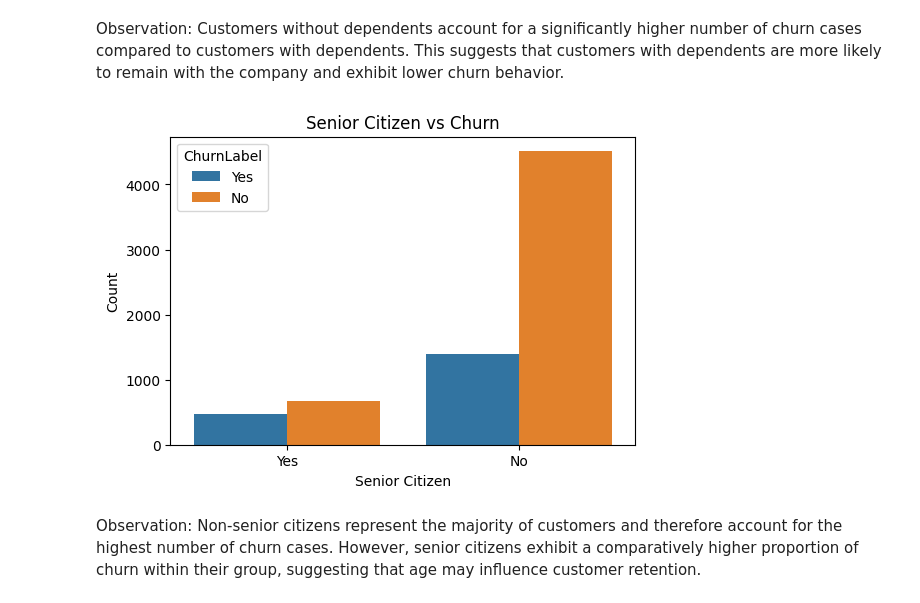
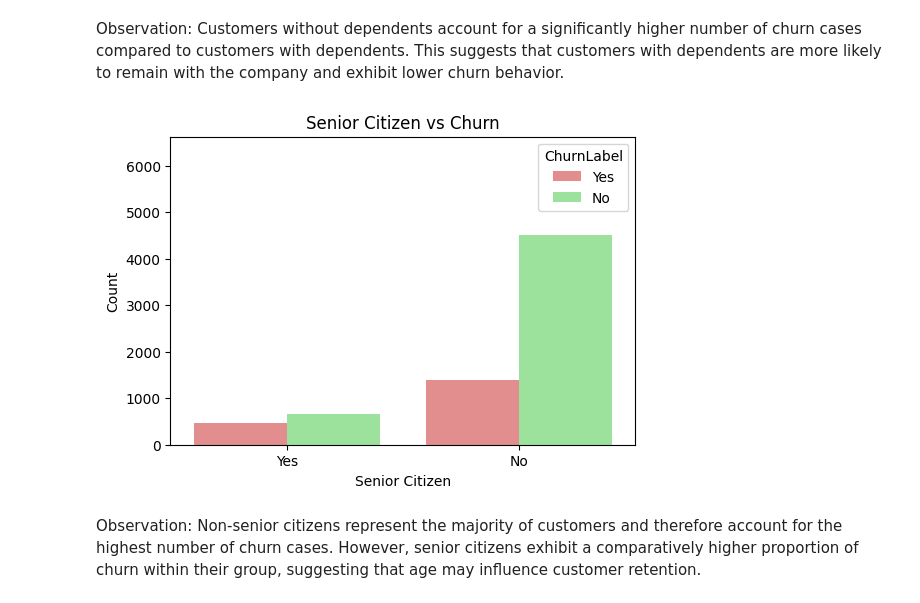
Before and after one commit to sreya-2004/codealpha_tasks, a Jupyter notebook: Customer_Churn_Analysis.ipynb, the cells around one changed output. Saved outputs shown, nothing was run; the diff lists cells and outputs as text; code cells hidden in the pictures.

```diff
--- a/Customer_Churn_Analysis.ipynb
+++ b/Customer_Churn_Analysis.ipynb
@@ -259,14 +249,37 @@ plt.show()
 # %% [markdown]
 Observation: Customers without dependents account for a significantly higher number of churn cases compared to customers with dependents. This suggests that customers with dependents are more likely to remain with the company and exhibit lower churn behavior.
 # %%
+import seaborn as sns
+import matplotlib.pyplot as plt
+
+palette = {
+    'Yes': 'lightcoral',
+    'No': 'lightgreen'
+}
+
 plt.figure(figsize=(6,4))
-sns.countplot(x='SeniorCitizen', hue='ChurnLabel', data=df)
+
+ax = sns.countplot(
+    x='SeniorCitizen',
+    hue='ChurnLabel',
+    data=df,
+    palette=palette
+)
 
 plt.title('Senior Citizen vs Churn')
 plt.xlabel('Senior Citizen')
 plt.ylabel('Count')
+
+# More space above bars
+plt.ylim(0, ax.get_ylim()[1] * 1.40)
+
+plt.legend(
+    title='ChurnLabel',
+    loc='upper right'
+)
+
 plt.show()
 # %% [output]
-[figure, old version]
+[figure, new version]
 # %% [markdown]
 Observation: Non-senior citizens represent the majority of customers and therefore account for the highest number of churn cases. However, senior citizens exhibit a comparatively higher proportion of churn within their group, suggesting that age may influence customer retention.
```
Also changed, not shown: parts of 30 cells of this notebook.
